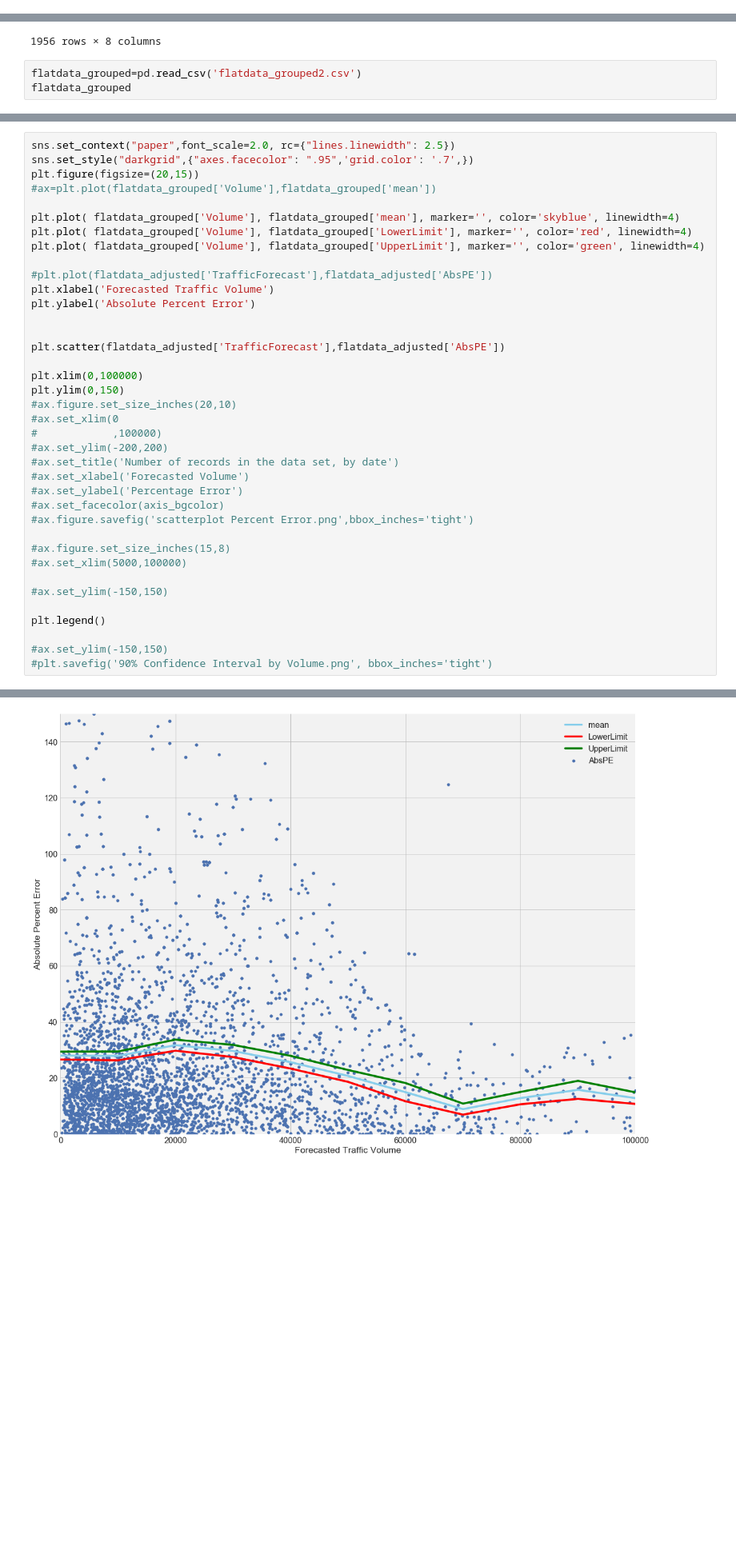
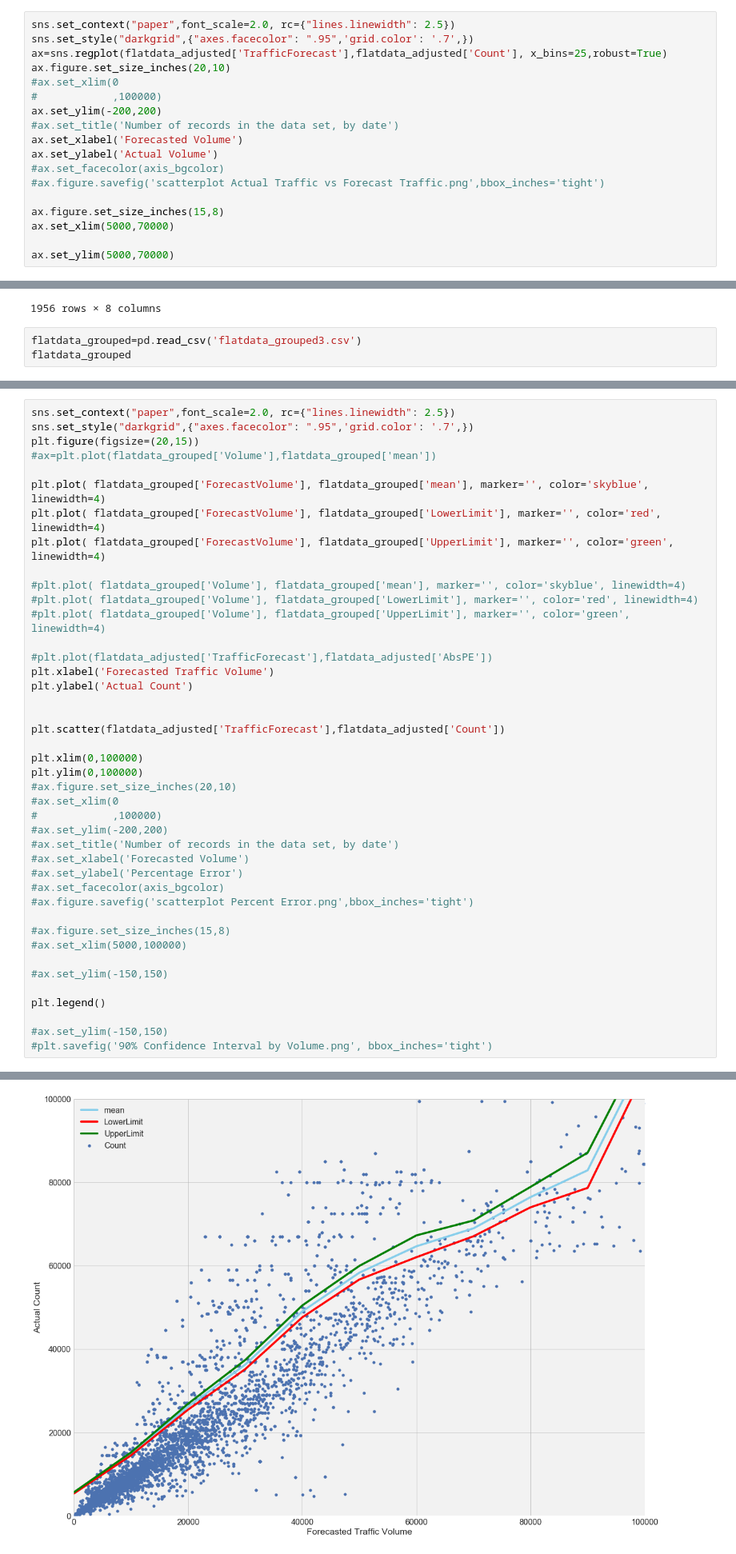
Before and after one commit to jawadmhoque/accuracy-assessment, a Jupyter notebook: Figures/Untitled.ipynb, the cells around one changed output, grey strips where cells are left out. Shown at 80% size. Saved outputs shown, nothing was run; the diff lists cells and outputs as text; blank space fills up the shorter version.

Commit message:
improvement in codes, new plots

```diff
--- a/Figures/Untitled.ipynb
+++ b/Figures/Untitled.ipynb
@@ -71,3 +71,21 @@ ax.set_ylim(-150,150)
 # %% [output]
 (-150, 150)
 [figure]
+# %%
+sns.set_context("paper",font_scale=2.0, rc={"lines.linewidth": 2.5})
+sns.set_style("darkgrid",{"axes.facecolor": ".95",'grid.color': '.7',})
+ax=sns.regplot(flatdata_adjusted['TrafficForecast'],flatdata_adjusted['Count'], x_bins=25,robust=True)
+ax.figure.set_size_inches(20,10)
+#ax.set_xlim(0
+#            ,100000)
+ax.set_ylim(-200,200)
+#ax.set_title('Number of records in the data set, by date')
+ax.set_xlabel('Forecasted Volume')
+ax.set_ylabel('Actual Volume')
+#ax.set_facecolor(axis_bgcolor)
+#ax.figure.savefig('scatterplot Actual Traffic vs Forecast Traffic.png',bbox_inches='tight')
+
+ax.figure.set_size_inches(15,8)
+ax.set_xlim(5000,70000)
+
+ax.set_ylim(5000,70000)
@@ -948,6 +1009,6 @@ by_volume
 | 231000 | 1.0 | 4.329004 | NaN | 4.329004 | 4.329004 | 4.329004 | 4.329004 | 4.329004 |
 1956 rows × 8 columns
 # %%
-flatdata_grouped=pd.read_csv('flatdata_grouped2.csv')
+flatdata_grouped=pd.read_csv('flatdata_grouped3.csv')
 flatdata_grouped
 # %% [output]
@@ -969,39 +1030,43 @@ sns.set_style("darkgrid",{"axes.facecolor": ".95",'grid.color': '.7',})
 plt.figure(figsize=(20,15))
 #ax=plt.plot(flatdata_grouped['Volume'],flatdata_grouped['mean'])
 
-plt.plot( flatdata_grouped['Volume'], flatdata_grouped['mean'], marker='', color='skyblue', linewidth=4)
-plt.plot( flatdata_grouped['Volume'], flatdata_grouped['LowerLimit'], marker='', color='red', linewidth=4)
-plt.plot( flatdata_grouped['Volume'], flatdata_grouped['UpperLimit'], marker='', color='green', linewidth=4)
+plt.plot( flatdata_grouped['ForecastVolume'], flatdata_grouped['mean'], marker='', color='skyblue', linewidth=4)
+plt.plot( flatdata_grouped['ForecastVolume'], flatdata_grouped['LowerLimit'], marker='', color='red', linewidth=4)
+plt.plot( flatdata_grouped['ForecastVolume'], flatdata_grouped['UpperLimit'], marker='', color='green', linewidth=4)
+
+#plt.plot( flatdata_grouped['Volume'], flatdata_grouped['mean'], marker='', color='skyblue', linewidth=4)
+#plt.plot( flatdata_grouped['Volume'], flatdata_grouped['LowerLimit'], marker='', color='red', linewidth=4)
+#plt.plot( flatdata_grouped['Volume'], flatdata_grouped['UpperLimit'], marker='', color='green', linewidth=4)
 
 #plt.plot(flatdata_adjusted['TrafficForecast'],flatdata_adjusted['AbsPE'])
 plt.xlabel('Forecasted Traffic Volume')
-plt.ylabel('Absolute Percent Error')
+plt.ylabel('Actual Count')
 
 
-plt.scatter(flatdata_adjusted['TrafficForecast'],flatdata_adjusted['AbsPE'])
+plt.scatter(flatdata_adjusted['TrafficForecast'],flatdata_adjusted['Count'])
 
 plt.xlim(0,100000)
-plt.ylim(0,150)
+plt.ylim(0,100000)
 #ax.figure.set_size_inches(20,10)
 #ax.set_xlim(0
 #            ,100000)
 #ax.set_ylim(-200,200)
 #ax.set_title('Number of records in the data set, by date')
 #ax.set_xlabel('Forecasted Volume')
 #ax.set_ylabel('Percentage Error')
 #ax.set_facecolor(axis_bgcolor)
 #ax.figure.savefig('scatterplot Percent Error.png',bbox_inches='tight')
 
 #ax.figure.set_size_inches(15,8)
 #ax.set_xlim(5000,100000)
 
 #ax.set_ylim(-150,150)
 
 plt.legend()
 
 #ax.set_ylim(-150,150)
 #plt.savefig('90% Confidence Interval by Volume.png', bbox_inches='tight')
 # %% [output]
 <matplotlib.legend.Legend at 0x...>
-[figure, old version]
+[figure, new version]
 # %%
```
Also changed, not shown: parts of 31 cells of this notebook, 19 other files.
